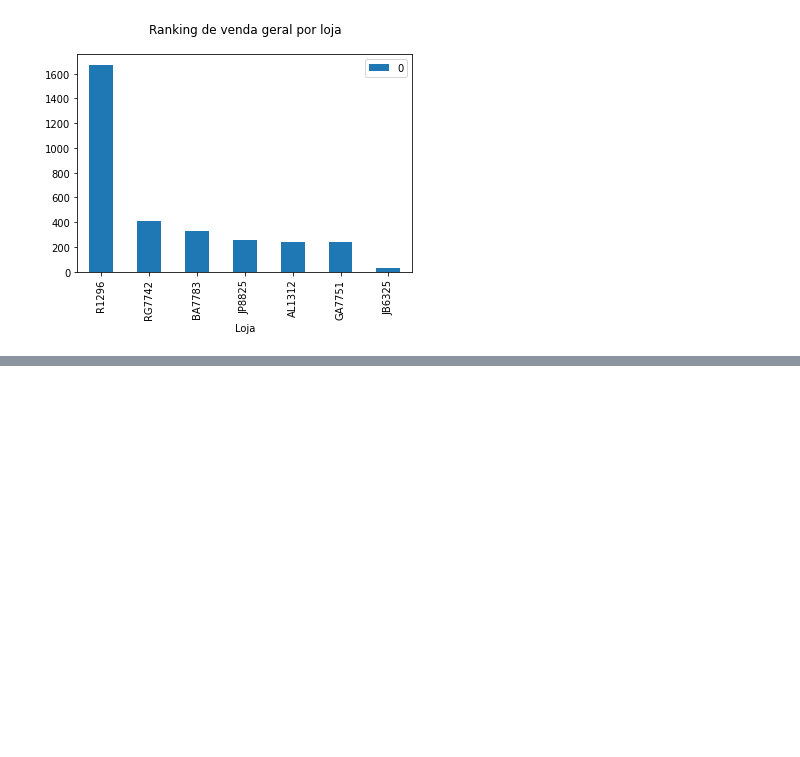
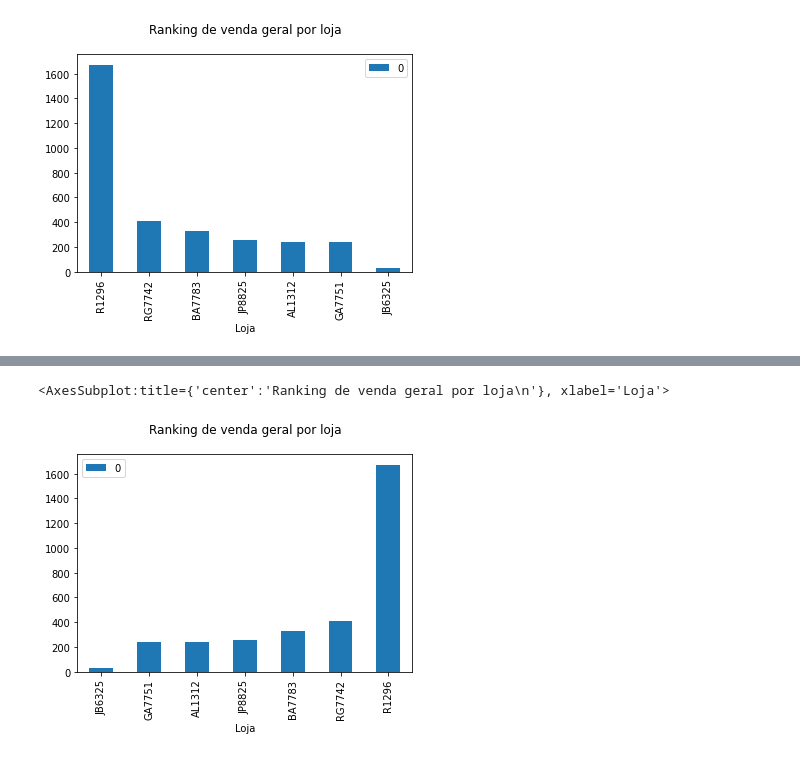
Before and after one commit to lohhans/Ciencia-de-Dados, a Jupyter notebook: 1VA/1VA.ipynb, the cells around one changed output, grey strips where cells are left out. Drawn from its saved outputs; the diff is of its cells as text; code cells hidden in the pictures; blank space fills up the shorter version.

```diff
--- a/1VA/1VA.ipynb
+++ b/1VA/1VA.ipynb
@@ -242,0 +256,13 @@ Ranking dos produtos com maiores vendas no geral e por loja:
+# %%
+# Letra I (específico para estudo) - venda geral por loja
+
+# Faça um Ranking dos produtos com menores vendas no geral e por loja
+
+venda_geral = dados.groupby([dados["Loja"]]).size()
+
+venda_geral = venda_geral.to_frame().sort_values(by=[0], ascending=True)
+
+venda_geral.plot(kind= 'bar', title="Ranking de venda geral por loja\n",)
+# %% [output]
+<AxesSubplot:title={'center':'Ranking de venda geral por loja\n'}, xlabel='Loja'>
+[figure, added]
```
Also changed, not shown: parts of 11 cells of this notebook.
